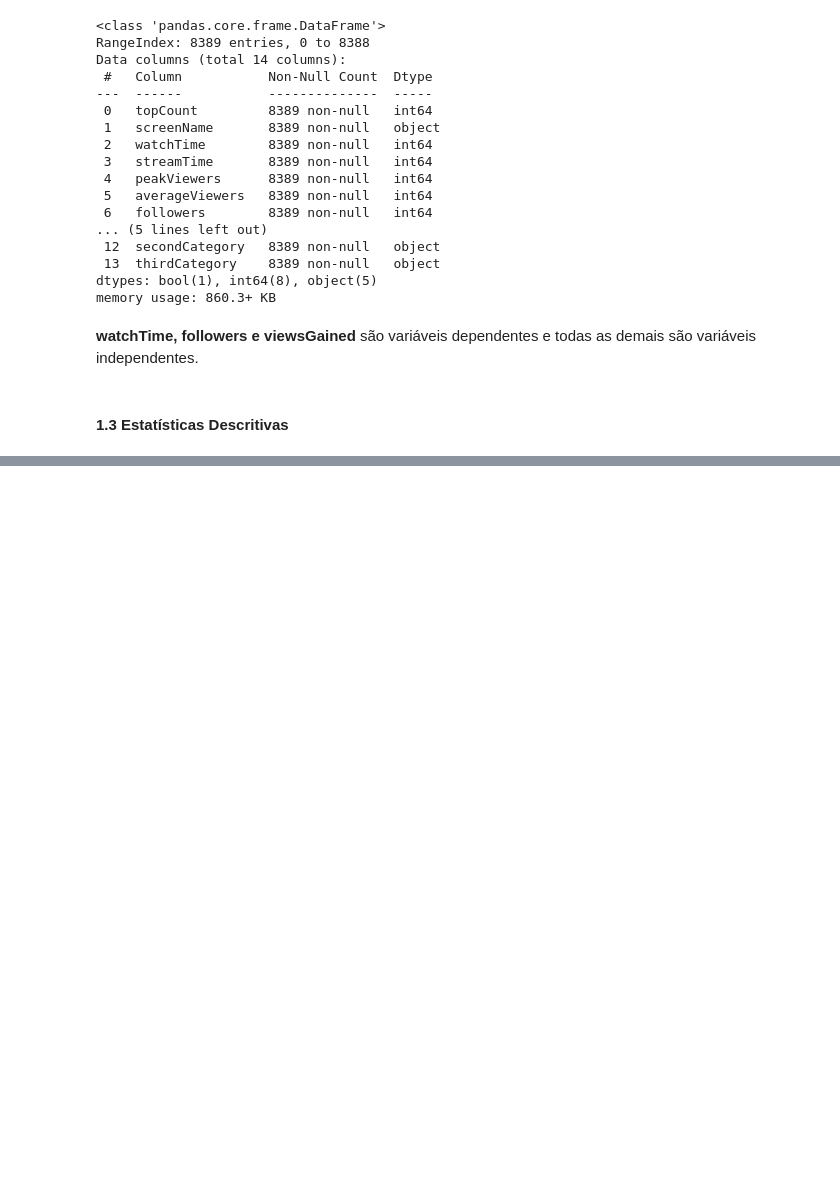
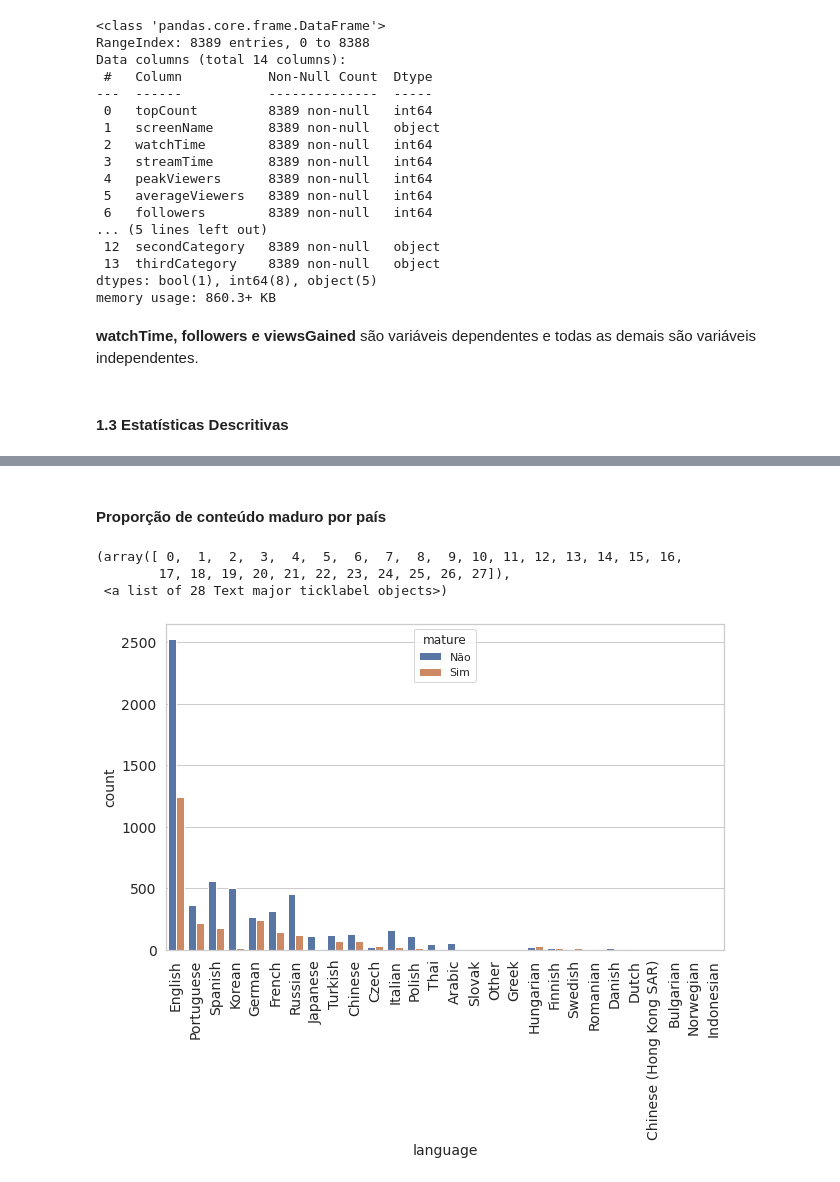
Before and after one commit to bruno-albino/exploratory-analysis-ifsp, a Jupyter notebook: Machine_learning.ipynb, the cells around one changed output, grey strips where cells are left out. Saved outputs shown, nothing was run; the diff lists cells and outputs as text; code cells hidden in the pictures; blank space fills up the shorter version.

```diff
--- a/Machine_learning.ipynb
+++ b/Machine_learning.ipynb
@@ -153,0 +239,10 @@ data.groupby('firstCategory')['watchTime'].describe()
+# %% [markdown]
+#### Proporção de conteúdo maduro por país
+# %%
+sns.countplot(data=data, x='language', hue='mature')
+plt.xticks(rotation=90)
+# %% [output]
+(array([ 0,  1,  2,  3,  4,  5,  6,  7,  8,  9, 10, 11, 12, 13, 14, 15, 16,
+        17, 18, 19, 20, 21, 22, 23, 24, 25, 26, 27]),
+ <a list of 28 Text major ticklabel objects>)
+[figure, added]
```
Also changed, not shown: parts of 39 cells of this notebook.
